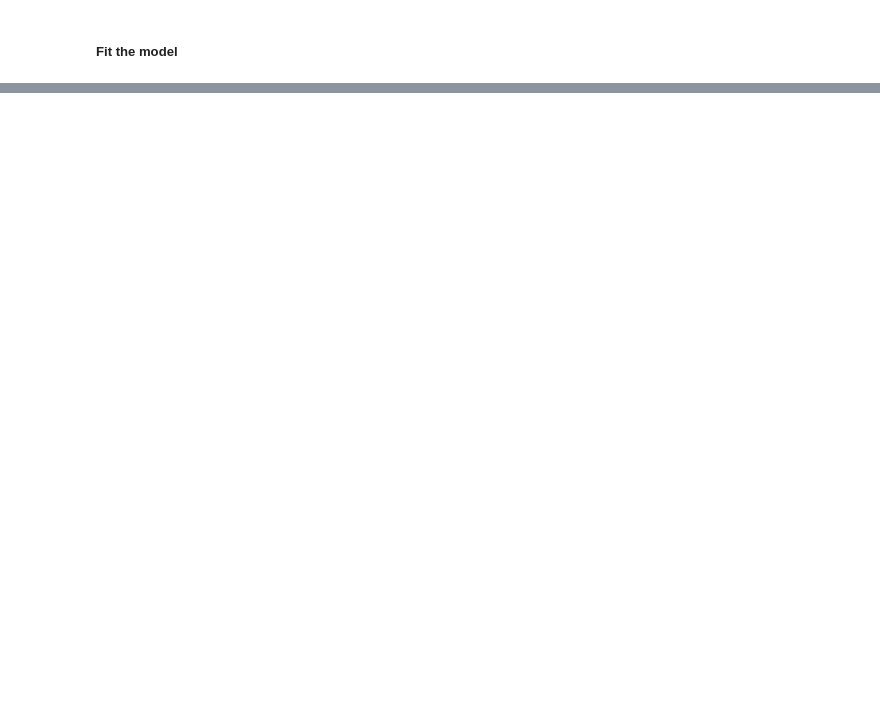
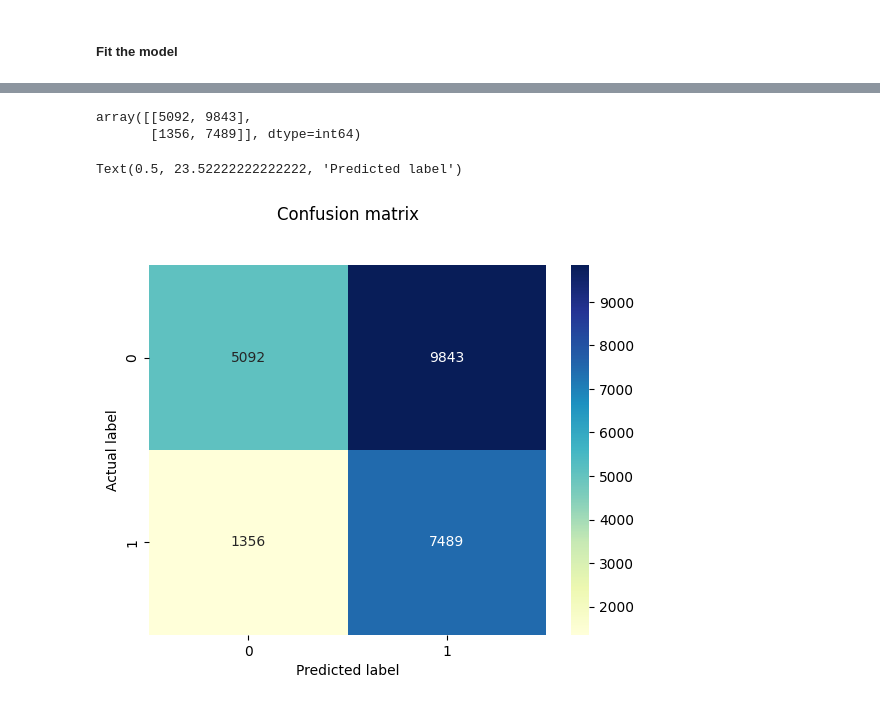
Before and after one commit to TraceGrain1/si618_final_project, a Jupyter notebook: Final_Project_Notebook.ipynb, the cells around one changed output, grey strips where cells are left out. Saved outputs shown, nothing was run; the diff lists cells and outputs as text; code cells hidden in the pictures; blank space fills up the shorter version.

Commit message:
added cut threshold control, confusion mat, class report

```diff
--- a/Final_Project_Notebook.ipynb
+++ b/Final_Project_Notebook.ipynb
@@ -428,6 +458,6 @@ training_set_y_log = training_set['is_canceled']
 # %% [markdown]
 ##### Fit the model
 # %%
-model_log_train = LogisticRegression()
+model_log_train = LogisticRegression(solver='lbfgs', max_iter=1000, random_state=23)
 model_log_train.fit(training_set_X_log, training_set_y_log)
 # %% [output]
@@ -435,0 +467,2 @@ LogisticRegression does not accept missing values encoded as NaN natively. For s
+# %%
+log_cutouff = 0.9
@@ -435,0 +471,2 @@ LogisticRegression does not accept missing values encoded as NaN natively. For s
+# %%
+y_pred = (model_log_train.predict_proba(testing_set_X_log)[:, 1] >= log_cutouff).astype(int)
@@ -435,0 +494,14 @@ LogisticRegression does not accept missing values encoded as NaN natively. For s
+# %%
+confusion_mat = confusion_matrix(testing_set_y_log, y_pred)
+confusion_mat
+# %% [output]
+array([[5092, 9843],
+       [1356, 7489]], dtype=int64)
+# %%
+sns.heatmap(pd.DataFrame(confusion_mat), annot=True, cmap="YlGnBu" ,fmt='g')
+plt.title('Confusion matrix', y=1.1)
+plt.ylabel('Actual label')
+plt.xlabel('Predicted label')
+# %% [output]
+Text(0.5, 23.52222222222222, 'Predicted label')
+[figure, added]
```
Also changed, not shown: parts of 15 cells of this notebook.
